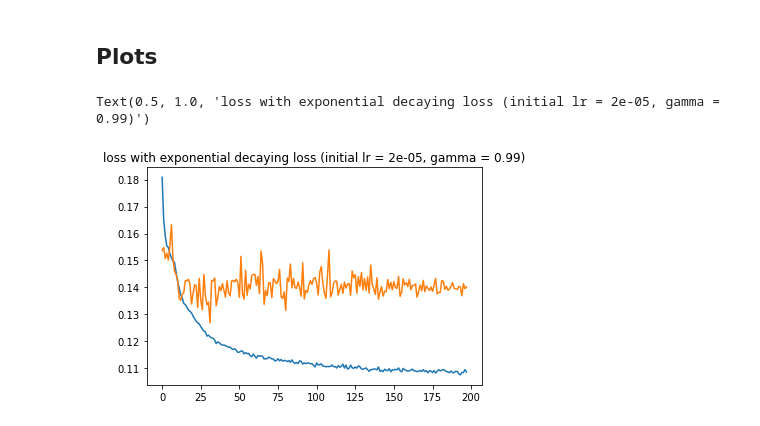
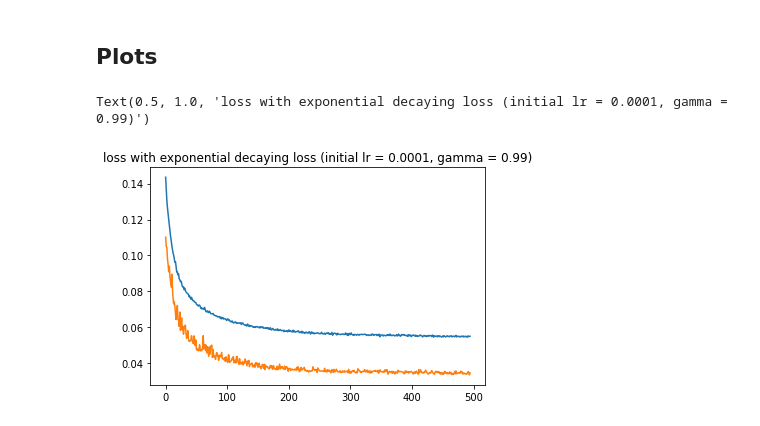
Before and after one commit to AdrienBq/Turbulence, a Jupyter notebook: explo/simple_dnn.ipynb, the cells around one changed output. Saved outputs shown, nothing was run; the diff lists cells and outputs as text; code cells hidden in the pictures.

Commit message:
norm

```diff
--- a/explo/simple_dnn.ipynb
+++ b/explo/simple_dnn.ipynb
@@ -49,17 +51,35 @@ input_train, output_train, input_test, output_test = utils.make_train_test_ds(co
+# %%
+ins = [input_train, input_test]
+outs = [output_train, output_test]
+
+for input in ins:
+    input = input.reshape(-1,len(variables)-1,nz)
+    for i in range(len(variables)-1):
+        input[:,i] -= input[:,i].mean()
+        input[:,i] /= input[:,i].std()
+    input = input.reshape(-1,(len(variables)-1)*nz)
+
+for output in outs:
+    output -= output.mean()
+    output /= output.std()
 # %% [markdown]
 ## Define the model
 # %%
 class DNN(nn.Module):
     def __init__(self, batch_size, input_size, output_size, drop_prob1=0.2, drop_prob2=0.3, drop_prob3=0.4, hidden_size1=1024, hidden_size2=512, hidden_size3=256):
         super(DNN, self).__init__()
-        self.regression = nn.Sequential(nn.Linear(input_size, hidden_size1),
+        self.regression = nn.Sequential(nn.BatchNorm1d(input_size, eps=1e-05, momentum=0.5, affine=True, track_running_stats=True),
+                                        nn.Linear(input_size, hidden_size1),
                                         nn.ReLU(),
+                                        nn.BatchNorm1d(hidden_size1, eps=1e-05, momentum=0.5, affine=True, track_running_stats=True),
                                         nn.Dropout(drop_prob1),
                                         nn.Linear(hidden_size1, hidden_size2),
                                         nn.ReLU(),
+                                        nn.BatchNorm1d(hidden_size2, eps=1e-05, momentum=0.5, affine=True, track_running_stats=True),
                                         nn.Dropout(drop_prob2),
                                         nn.Linear(hidden_size2, hidden_size3),
                                         nn.ReLU(),
+                                        nn.BatchNorm1d(hidden_size3, eps=1e-05, momentum=0.5, affine=True, track_running_stats=True),
                                         nn.Dropout(drop_prob3),
                                         nn.Linear(hidden_size3, output_size)
                                         )
@@ -79,9 +99,9 @@ class DNN(nn.Module):
 # %% [markdown]
 ## Train and test the model
 # %%
-learning_rates = [2*1e-5]
-batch_size = 16     # obligé de le mettre à 16 car sinon le nombre total de samples n'est pas divisible par batch_size
-nb_epochs = [200]   # et on ne peut donc pas reshape. Sinon il ne pas prendre certains samples pour que ça tombe juste.
+learning_rates = [1e-2, 1e-3, 1e-4, 1e-5]
+batch_size = 32             # obligé de le mettre à 16 si pls car sinon le nombre total de samples n'est pas divisible par batch_size
+nb_epochs = [300, 300, 300, 300]   # et on ne peut donc pas reshape. Sinon il ne pas prendre certains samples pour que ça tombe juste.
 train_losses=[]
 test_losses=[]
 models=[]
@@ -105,21 +125,21 @@ for i in range(len(learning_rates)):
             # forward pass
             output_pred = model(input_batch)
             # compute loss
-            loss = F.mse_loss(output_pred, output_batch, reduction='sum')
+            loss = F.mse_loss(output_pred, output_batch, reduction='mean')
             tot_losses += loss.item()
             # backward pass
             loss.backward()
             optimizer.step()
         train_losses_i.append(tot_losses/n_batches)     # loss moyenne sur tous les batchs
-                                                        # comme on a des batch 2 fois plus petit (16 au lieu de 32)
+        #print(tot_losses)                               # comme on a des batch 2 fois plus petit (16 au lieu de 32)
         model.eval()                                    # on a une loss en moyenne 2 fois plus petite
         # prediction
         output_pred = model(input_test)
         # compute loss
-        test_loss = F.mse_loss(output_pred, output_test, reduction='sum') / (input_test.shape[0]//batch_size)
+        test_loss = F.mse_loss(output_pred, output_test, reduction='mean')
         test_losses_i.append(test_loss.item())
 
-        if epoch < 300:
+        if epoch < 200:
             scheduler.step()
 
     train_losses.append(train_losses_i)
@@ -130,10 +153,10 @@ KeyboardInterrupt:
 # %% [markdown]
 ## Plots
 # %%
-plt.plot(train_losses[0][2:])
-plt.plot(test_losses[0][2:])
+plt.plot(train_losses[0][5:])
+plt.plot(test_losses[0][5:])
 plt.title(f"loss with exponential decaying loss (initial lr = {learning_rates[0]}, gamma = 0.99)")
 # %% [output]
-Text(0.5, 1.0, 'loss with exponential decaying loss (initial lr = 2e-05, gamma = 0.99)')
+Text(0.5, 1.0, 'loss with exponential decaying loss (initial lr = 0.0001, gamma = 0.99)')
-[figure, old version]
+[figure, new version]
 # %%
```
Also changed, not shown: parts of 4 cells of this notebook, 7 other files.
